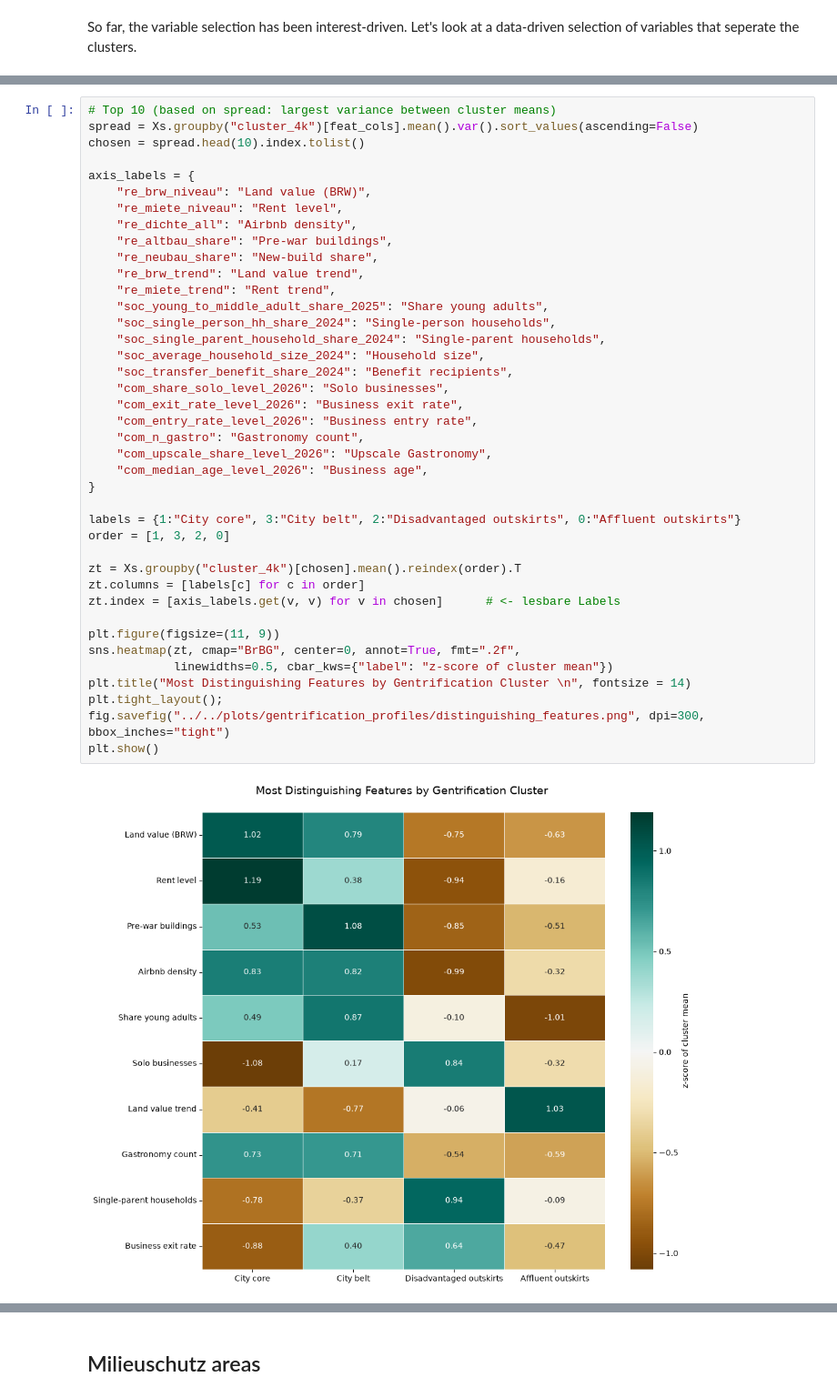
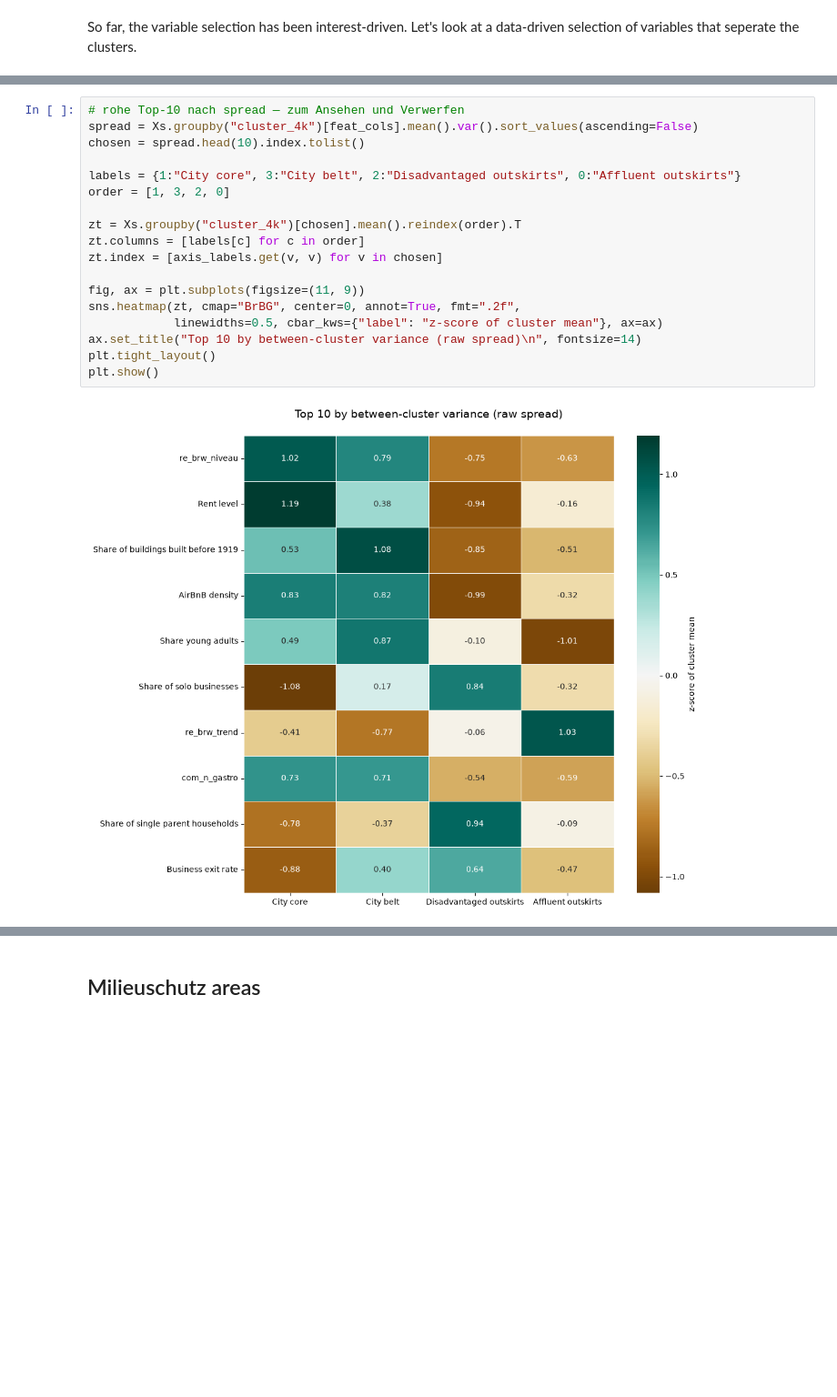
Before and after one commit to mshlg/capstone-kiezkeeper, a Jupyter notebook: notebooks/Module1_clustering/module_1_explore-clusters.ipynb, the cells around one changed output, grey strips where cells are left out. Shown at 91% size. Drawn from its saved outputs; the diff is of its cells as text; blank space fills up the shorter version.

Commit message:
started cluster descriptions for profiles and updated plots

```diff
--- a/notebooks/Module1_clustering/module_1_explore-clusters.ipynb
+++ b/notebooks/Module1_clustering/module_1_explore-clusters.ipynb
@@ -302,43 +299,21 @@ re_miete_trend                                 0.314194
 dtype: float64
 # %%
-# Top 10 (based on spread: largest variance between cluster means)
+# rohe Top-10 nach spread — zum Ansehen und Verwerfen
 spread = Xs.groupby("cluster_4k")[feat_cols].mean().var().sort_values(ascending=False)
 chosen = spread.head(10).index.tolist()
-
-axis_labels = {
-    "re_brw_niveau": "Land value (BRW)",
-    "re_miete_niveau": "Rent level",
-    "re_dichte_all": "Airbnb density",
-    "re_altbau_share": "Pre-war buildings",
-    "re_neubau_share": "New-build share",
-    "re_brw_trend": "Land value trend",
-    "re_miete_trend": "Rent trend",
-    "soc_young_to_middle_adult_share_2025": "Share young adults",
-    "soc_single_person_hh_share_2024": "Single-person households",
-    "soc_single_parent_household_share_2024": "Single-parent households",
-    "soc_average_household_size_2024": "Household size",
-    "soc_transfer_benefit_share_2024": "Benefit recipients",
-    "com_share_solo_level_2026": "Solo businesses",
-    "com_exit_rate_level_2026": "Business exit rate",
-    "com_entry_rate_level_2026": "Business entry rate",
-    "com_n_gastro": "Gastronomy count",
-    "com_upscale_share_level_2026": "Upscale Gastronomy",
-    "com_median_age_level_2026": "Business age",
-}
 
 labels = {1:"City core", 3:"City belt", 2:"Disadvantaged outskirts", 0:"Affluent outskirts"}
 order = [1, 3, 2, 0]
 
 zt = Xs.groupby("cluster_4k")[chosen].mean().reindex(order).T
 zt.columns = [labels[c] for c in order]
-zt.index = [axis_labels.get(v, v) for v in chosen]      # <- lesbare Labels
+zt.index = [axis_labels.get(v, v) for v in chosen]
 
-plt.figure(figsize=(11, 9))
+fig, ax = plt.subplots(figsize=(11, 9))
 sns.heatmap(zt, cmap="BrBG", center=0, annot=True, fmt=".2f",
-            linewidths=0.5, cbar_kws={"label": "z-score of cluster mean"})
-plt.title("Most Distinguishing Features by Gentrification Cluster \n", fontsize = 14)
-plt.tight_layout();
-fig.savefig("../../plots/gentrification_profiles/distinguishing_features.png", dpi=300, bbox_inches="tight")
+            linewidths=0.5, cbar_kws={"label": "z-score of cluster mean"}, ax=ax)
+ax.set_title("Top 10 by between-cluster variance (raw spread)\n", fontsize=14)
+plt.tight_layout()
 plt.show()
 # %% [output]
-[figure, old version]
+[figure, new version]
```
Also changed, not shown: parts of 19 cells of this notebook, 6 other files.
